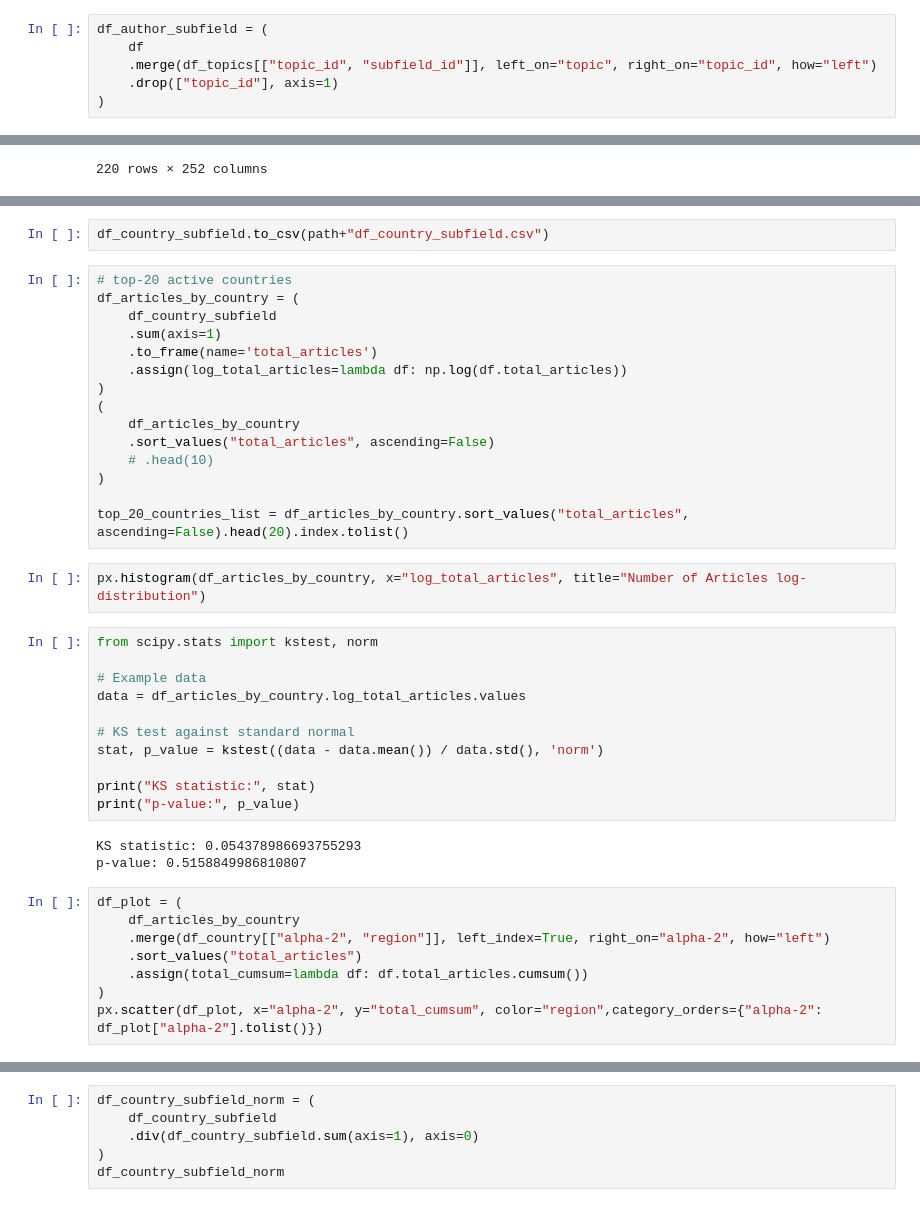
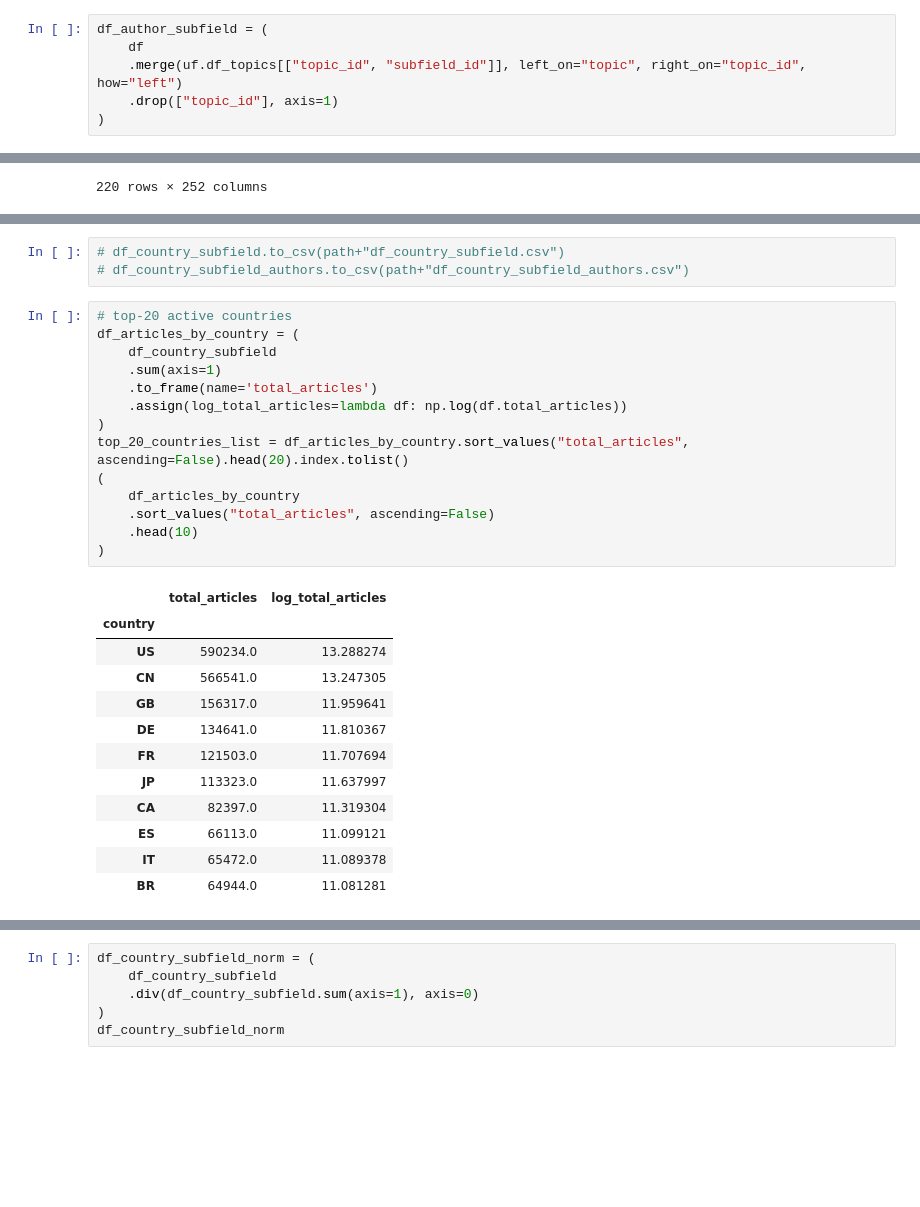
Before and after one commit to irivorobey/geoTopics, a Jupyter notebook: test_data.ipynb, the cells around one changed output, grey strips where cells are left out. Drawn from its saved outputs; the diff is of its cells as text; blank space fills up the shorter version.

Commit message:
Subfield distributions

```diff
--- a/test_data.ipynb
+++ b/test_data.ipynb
@@ -68,7 +39,7 @@ def get_country_info(code: str, df_country: pd.DataFrame = df_country):
 # %%
 df_author_subfield = (
     df
-    .merge(df_topics[["topic_id", "subfield_id"]], left_on="topic", right_on="topic_id", how="left")
+    .merge(uf.df_topics[["topic_id", "subfield_id"]], left_on="topic", right_on="topic_id", how="left")
     .drop(["topic_id"], axis=1)
 )
 # %%
@@ -100,44 +80,33 @@ df_country_subfield
 # %%
-df_country_subfield.to_csv(path+"df_country_subfield.csv")
+# df_country_subfield.to_csv(path+"df_country_subfield.csv")
+# df_country_subfield_authors.to_csv(path+"df_country_subfield_authors.csv")
 # %%
 # top-20 active countries
 df_articles_by_country = (
     df_country_subfield
     .sum(axis=1)
     .to_frame(name='total_articles')
     .assign(log_total_articles=lambda df: np.log(df.total_articles))
 )
+top_20_countries_list = df_articles_by_country.sort_values("total_articles", ascending=False).head(20).index.tolist()
 (
     df_articles_by_country
     .sort_values("total_articles", ascending=False)
-    # .head(10)
+    .head(10)
 )
-
-top_20_countries_list = df_articles_by_country.sort_values("total_articles", ascending=False).head(20).index.tolist()
+# %% [output]
+|  | total_articles | log_total_articles |
+| country |  |  |
+| US | 590234.0 | 13.288274 |
+| CN | 566541.0 | 13.247305 |
+| GB | 156317.0 | 11.959641 |
+| DE | 134641.0 | 11.810367 |
+| FR | 121503.0 | 11.707694 |
+| JP | 113323.0 | 11.637997 |
+| CA | 82397.0 | 11.319304 |
+| ES | 66113.0 | 11.099121 |
+| IT | 65472.0 | 11.089378 |
+| BR | 64944.0 | 11.081281 |
-# %%
-px.histogram(df_articles_by_country, x="log_total_articles", title="Number of Articles log-distribution")
-# %%
-from scipy.stats import kstest, norm
-
-# Example data
-data = df_articles_by_country.log_total_articles.values
-
-# KS test against standard normal
-stat, p_value = kstest((data - data.mean()) / data.std(), 'norm')
-
-print("KS statistic:", stat)
-print("p-value:", p_value)
-# %% [output]
-KS statistic: 0.054378986693755293
-p-value: 0.5158849986810807
-# %%
-df_plot = (
-    df_articles_by_country
-    .merge(df_country[["alpha-2", "region"]], left_index=True, right_on="alpha-2", how="left")
-    .sort_values("total_articles")
-    .assign(total_cumsum=lambda df: df.total_articles.cumsum())
-)
-px.scatter(df_plot, x="alpha-2", y="total_cumsum", color="region",category_orders={"alpha-2": df_plot["alpha-2"].tolist()})
 # %%
 # top-10 active subfields (in the world)
 df_subfield_representation_world = (
```
Also changed, not shown: parts of 22 cells of this notebook, 3 other files.
